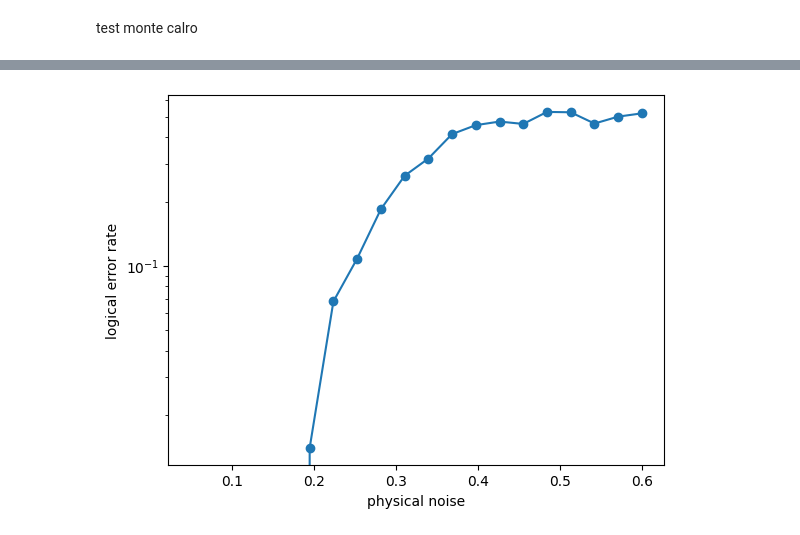
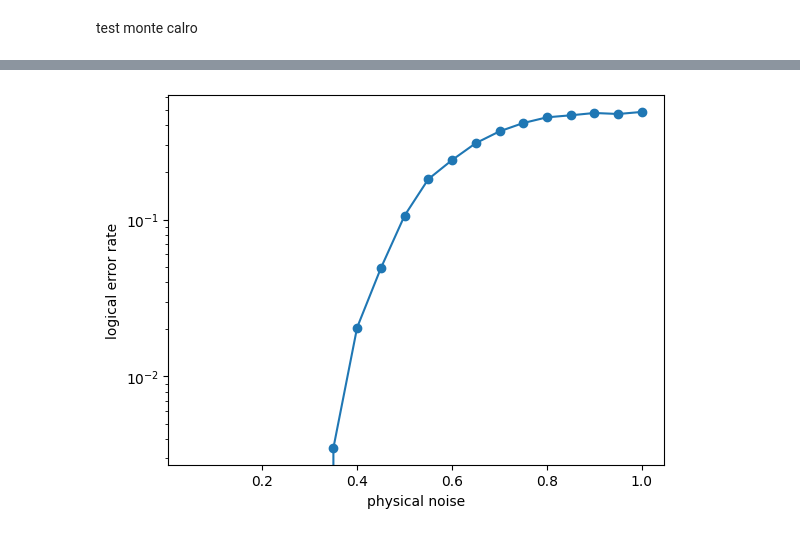
Before and after one commit to laramt04/GKP_QEC_Project_Code, a Jupyter notebook: GKP_readout_gaussian.ipynb, the cells around one changed output, grey strips where cells are left out. Saved outputs shown, nothing was run; the diff lists cells and outputs as text; code cells hidden in the pictures.

```diff
--- a/GKP_readout_gaussian.ipynb
+++ b/GKP_readout_gaussian.ipynb
@@ -286,8 +314,8 @@ def get_logical_z(d):
     for i in range(n):
         logical[i * n] = 1
     return logical
-
-logical_z = get_logical_z(3)
+d=3
+logical_z = get_logical_z(d)
 # %% [output]
 [[1 0 0 1 0 0 0 0 0 1 0 0 0]
  [0 1 0 0 1 0 0 0 0 1 1 0 0]
@@ -326,36 +354,70 @@ print(logical_fail)
 0
 # %% [markdown]
 test monte calro
+# %%
+def p_flip_given_s(s, sigma, K=5):
+    num = 0.0
+    den = 0.0
+
+    for k in range(-K, K+1):
+        w = np.exp(-(s + k*sqrt_pi)**2/(2*sigma**2))
+
+        den += w
+
+        if k % 2:
+            num += w
+
+    return num/den
 # %%
 p = 0.05
-sigma_vals = np.linspace(0.05, 0.6, 20)
+sigma_vals = np.linspace(0.05, 1, 20)
 
-logical_rate = []
-sq_vals = []
+def logical_error_rate_gkp(Hz, logical_z, sigma, n_trials):
+    logical_rate = []
+    dq_vals = np.zeros(Hz.shape[1])
+    sq_vals = np.zeros(Hz.shape[1])
 
-for sigma in sigma_vals:
-    errors = 0
+    for sigma in sigma_vals:
+        errors = 0
+        physical_errors = 0
+        total_qubits = 0
 
-    for _ in range(n_trials):
-        e = np.zeros(Hz.shape[1], dtype=np.uint8)
-        sq_vals = np.zeros(Hz.shape[1])
+        for _ in range(n_trials):
+            e = np.zeros(Hz.shape[1], dtype=np.uint8)
+            sq_vals = np.zeros(Hz.shape[1])
 
-        for q in range(Hz.shape[1]):
-            dq = np.random.normal(0, sigma)
-            sq = ((dq + sqrt_pi/2) % sqrt_pi) - sqrt_pi/2
-            sq_vals[q] = sq
+            for q in range(Hz.shape[1]):
+                dq = np.random.normal(0, sigma)
+                sq = ((dq + sqrt_pi/2) % sqrt_pi) - sqrt_pi/2
+                sq_vals[q] = sq
+                dq_vals[q] = dq
+                k = int(np.round((dq - sq)/sqrt_pi))
+                e[q] = k % 2
 
-        e = (np.abs(sq_vals) > sqrt_pi/4).astype(np.uint8)
+            weights = np.zeros(len(e))
 
-        syndrome = (Hz @ e) % 2
-        correction = matching.decode(syndrome)
-        residual = (e + correction) % 2
+            for q in range(len(e)):
+                p = p_flip_given_s(sq_vals[q], sigma)
 
-        if (residual @ logical_z) % 2:
-            errors += 1
+                p = np.clip(p, 1e-12, 1-1e-12)
 
-    logical_rate.append(errors / n_trials)
-    print(f"sigma={sigma:.2f}, mean error rate per qubit: {e.mean():.4f}")
+                weights[q] = np.log((1-p)/p)
+
+            syndrome = (Hz @ e) % 2
+            correction = matching.decode(syndrome, weights=weights)
+            residual = (e + correction) % 2
+
+            if (residual @ logical_z) % 2:
+                errors += 1
+
+            physical_errors += e.sum()
+            total_qubits += len(e)
+
+        logical_rate.append(errors / n_trials)
+        #print("physical p =", physical_errors/total_qubits)
+    return logical_rate
+
+logical_rate = logical_error_rate_gkp(Hz, logical_z, sigma, n_trials)
 
 plt.semilogy(sigma_vals, logical_rate, marker='o') # does yscale log in the plot thats cool
 plt.xlabel("physical noise")
@@ -385 +427 @@ sigma=0.60, mean error rate per qubit: 0.2308
-[figure, old version]
+[figure, new version]
```
Also changed, not shown: parts of 13 cells of this notebook.
